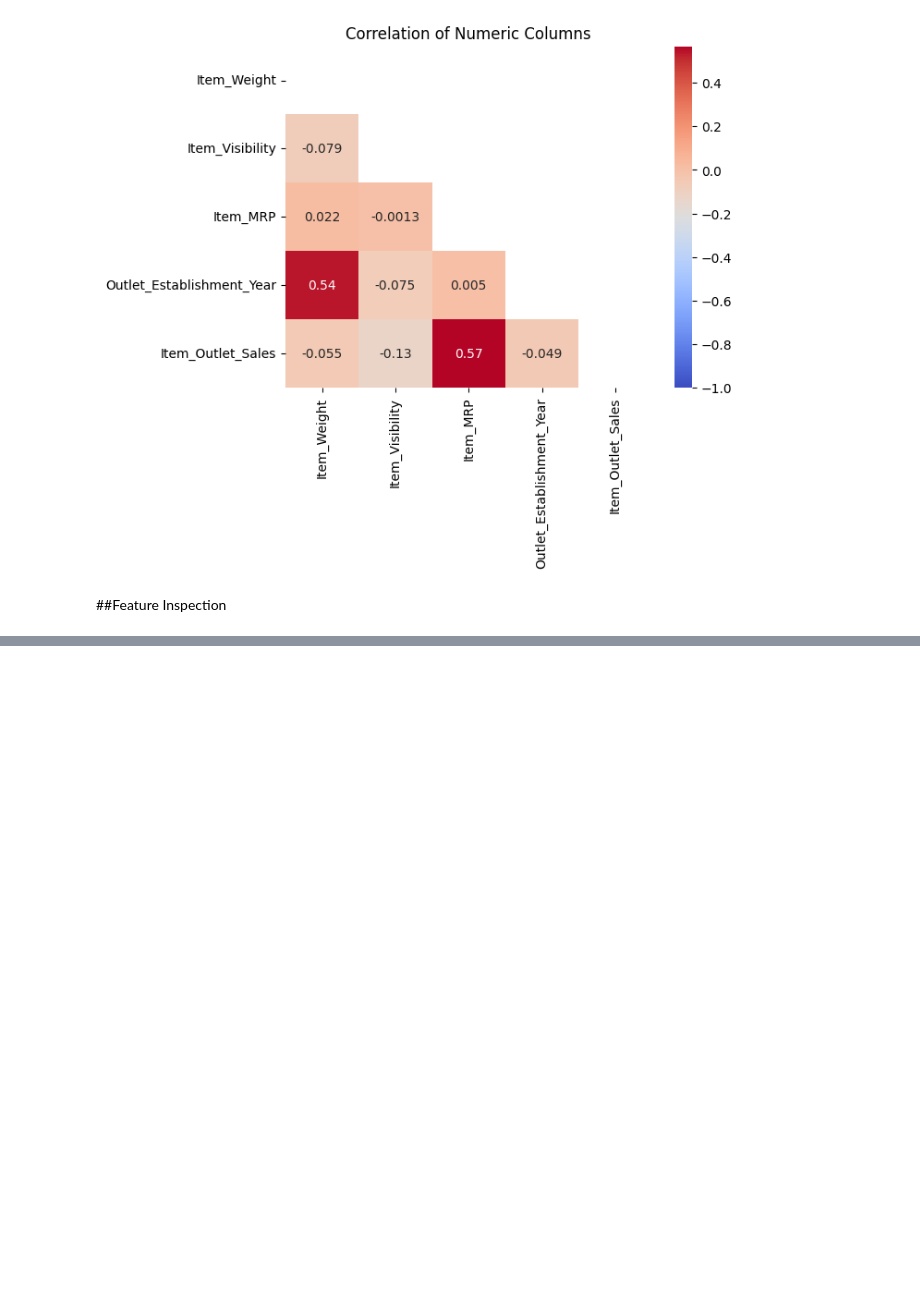
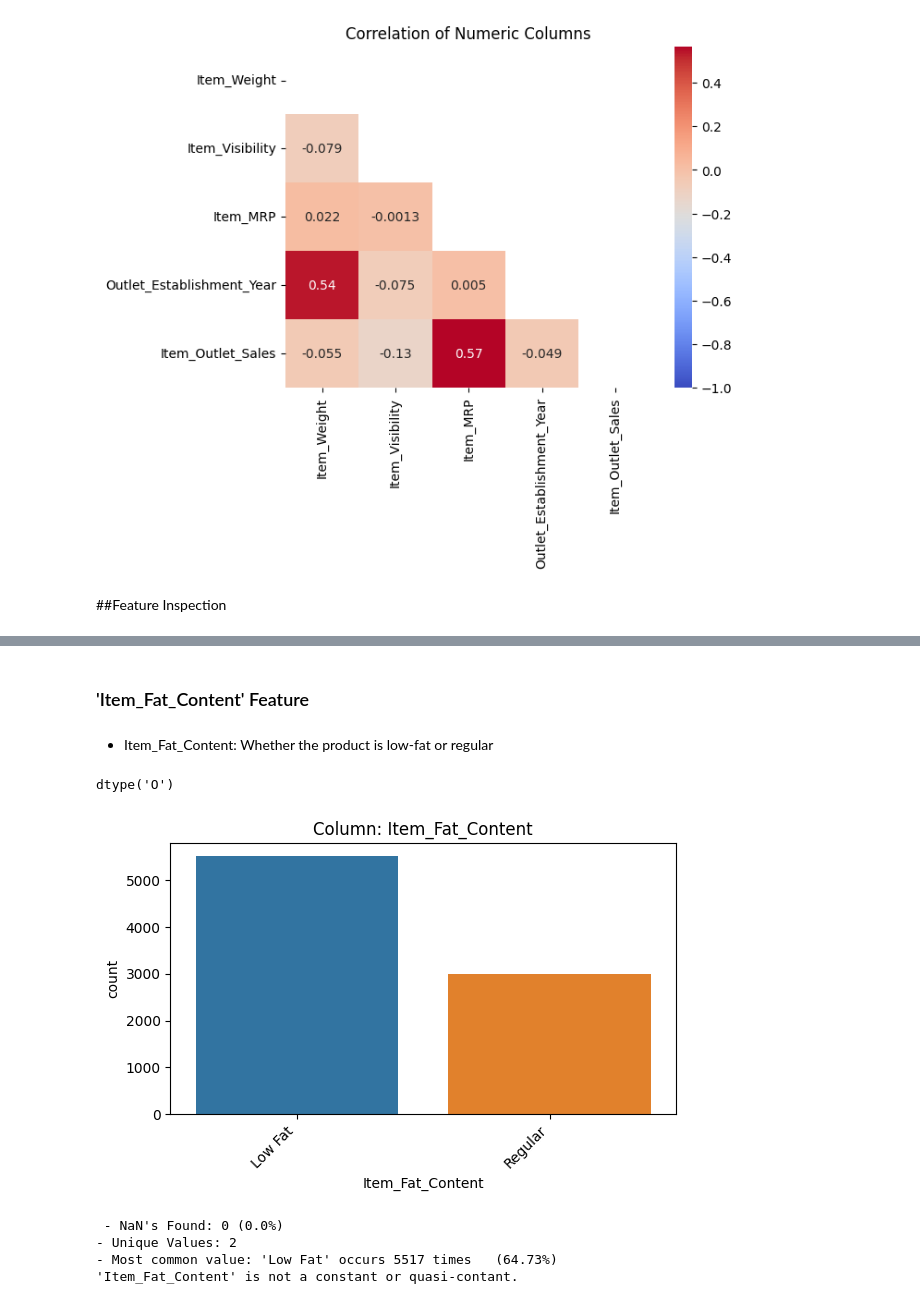
Before and after one commit to bubbles42/predicting-product-sales, a Jupyter notebook: predicting_product_sales.ipynb, the cells around one changed output, grey strips where cells are left out. Saved outputs shown, nothing was run; the diff lists cells and outputs as text; code cells hidden in the pictures; blank space fills up the shorter version.

```diff
--- a/predicting_product_sales.ipynb
+++ b/predicting_product_sales.ipynb
@@ -330,0 +583,19 @@ ax.set(title='Correlation of Numeric Columns')
+# %% [markdown]
+### 'Item_Fat_Content' Feature
+# %% [markdown]
+- Item_Fat_Content: Whether the product is low-fat or regular
+# %%
+# # Confirming the dtype to select correct EDA function
+feature = "Item_Fat_Content"
+sales_df[feature].dtype
+# %% [output]
+dtype('O')
+# %%
+# run the appropriate explore function (based on feature's dtype)
+explore_cat(sales_df, feature);
+# %% [output]
+[figure, added]
+ - NaN's Found: 0 (0.0%)
+- Unique Values: 2
+- Most common value: 'Low Fat' occurs 5517 times   (64.73%)
+'Item_Fat_Content' is not a constant or quasi-contant.
```
Also changed, not shown: parts of 86 cells of this notebook.
